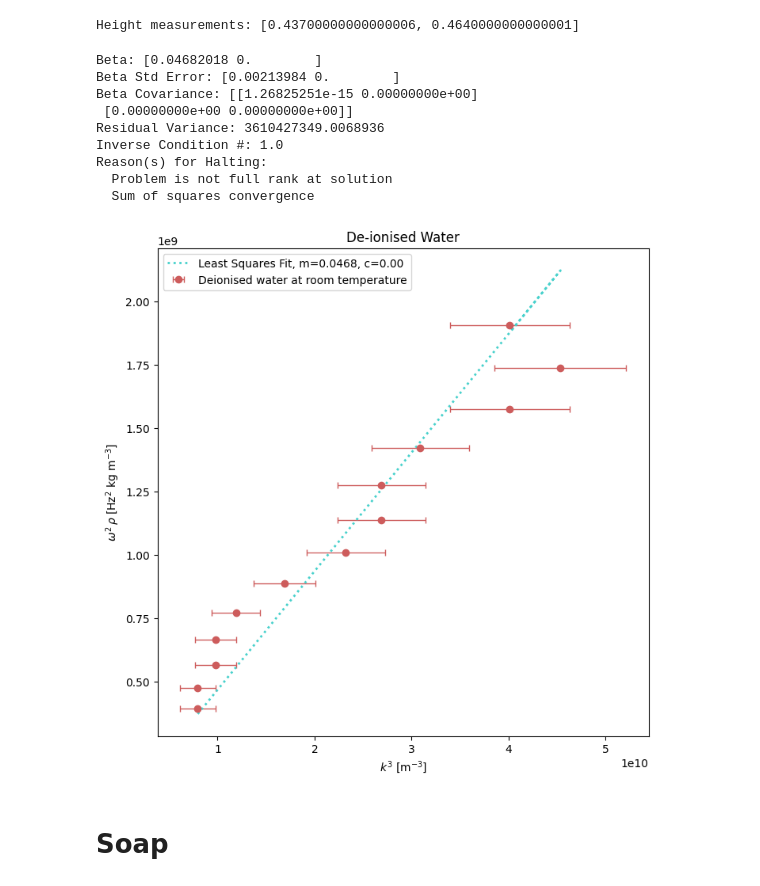
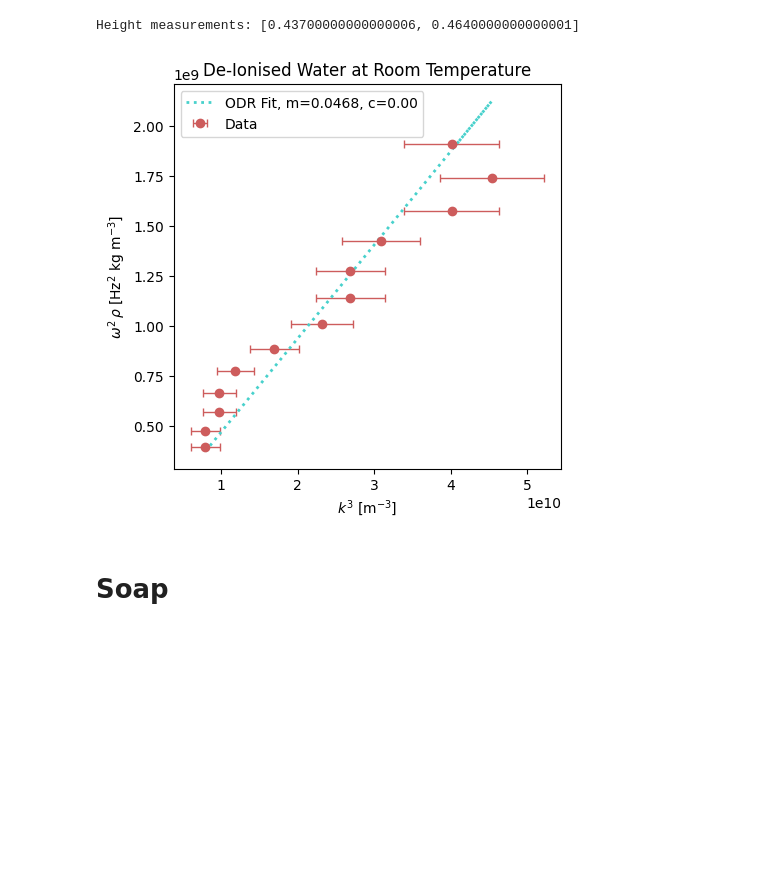
Before and after one commit to daraghhollman/UCD_4thYear_Labs, a Jupyter notebook: surfaceTension/python/Analysis.ipynb, the cells around one changed output. Saved outputs shown, nothing was run; the diff lists cells and outputs as text; code cells hidden in the pictures; blank space fills up the shorter version.

Commit message:
Added multiploting functions and plotted surface tensions as a funciton of soap concentration

```diff
--- a/surfaceTension/python/Analysis.ipynb
+++ b/surfaceTension/python/Analysis.ipynb
@@ -83,38 +75,42 @@ waterWaveNumbers = GetWaveNumbers(waterDiffractionAngles)
 # %%
-waterXValues = unp.nominal_values(waterWaveNumbers**3)
-waterXErr = unp.std_devs(waterWaveNumbers**3)
+def DetermineSurfaceTension(dataPath, density, plotTitle="", showPlot=False, verbose=False):
 
-waterYValues = unp.nominal_values(waterDensity * waterAngularFrequencies**2)
-waterYErr = unp.std_devs(waterDensity * waterAngularFrequencies**2)
+    # Load and process data
+    frequencies, spacings = LoadData(dataPath)
 
-fig, ax = plt.subplots(figsize=(8,8))
+    angularFrequencies = GetAngularFrequencies(frequencies)
+    diffractionAngles = GetDiffractionAngles(spacings)
 
-ax.errorbar(waterXValues, waterYValues, xerr=waterXErr, fmt="o", color="indianred", capsize=3, linewidth=1, label="Deionised water at room temperature")
+    waveNumbers = GetWaveNumbers(diffractionAngles)
 
+    # Fitting and plotting
+    xValues = unp.nominal_values(waveNumbers**3)
+    xErr = unp.std_devs(waveNumbers**3)
 
-regression = PerformODR(LinearFunc, waterXValues, waterYValues, waterXErr)
-#waterPars, waterCov = curve_fit(LinearFunc, waterXValues, waterYValues, [0.03, 0])
+    yValues = unp.nominal_values(density * angularFrequencies**2)
+    yErr = unp.std_devs(density * angularFrequencies**2)
 
-regression.pprint()
+    regression = PerformODR(LinearFunc, xValues, yValues, xErr)
 
-waterXRange = np.linspace(np.min(waterXValues), np.max(waterXValues), 10)
-ax.plot(waterXValues, LinearFunc(regression.beta, waterXValues), color="mediumturquoise", lw=2, ls="dotted", label=f"Least Squares Fit, m={regression.beta[0]:.4f}, c={regression.beta[1]:.2f}")
-#ax.plot(waterXValues, LinearFunc(waterXValues, waterPars[0], waterPars[1]), color="indianred", ls="dashed", label="Least Squares Fit")
+    if verbose: regression.pprint()
 
-ax.set_xlabel("$k^3$ [m$^{-3}$]")
-ax.set_ylabel(r"$\omega^2 \,\rho$ [Hz$^2$ kg m$^{-3}$]")
-ax.legend()
-ax.set_title("De-ionised Water");
+    if showPlot:
+        fig, ax = plt.subplots(figsize=(5,5))
+
+        ax.errorbar(xValues, yValues, xerr=xErr, fmt="o", color="indianred", capsize=3, linewidth=1, label="Data")
+
+        xRange = np.linspace(np.min(xValues), np.max(xValues), 10)
+        ax.plot(xValues, LinearFunc(regression.beta, xValues), color="mediumturquoise", lw=2, ls="dotted", label=f"ODR Fit, m={regression.beta[0]:.4f}, c={regression.beta[1]:.2f}")
+
+        ax.set_xlabel("$k^3$ [m$^{-3}$]")
+        ax.set_ylabel(r"$\omega^2 \,\rho$ [Hz$^2$ kg m$^{-3}$]")
+        ax.legend()
+        ax.set_title(plotTitle)
+
+    return (regression.beta[0], regression.sd_beta[0])
-# %% [output]
-Beta: [0.04682018 0.        ]
-Beta Std Error: [0.00213984 0.        ]
-Beta Covariance: [[1.26825251e-15 0.00000000e+00]
- [0.00000000e+00 0.00000000e+00]]
-Residual Variance: 3610427349.0068936
-Inverse Condition #: 1.0
-Reason(s) for Halting:
-  Problem is not full rank at solution
-  Sum of squares convergence
-[figure, removed]
+# %%
+waterTension = DetermineSurfaceTension(rootPath + "/water.txt", waterDensity, plotTitle="De-Ionised Water at Room Temperature", showPlot=True)
+# %% [output]
+[figure, added]
 # %% [markdown]
 # Soap
```
Also changed, not shown: parts of 8 cells of this notebook, 8 other files.
